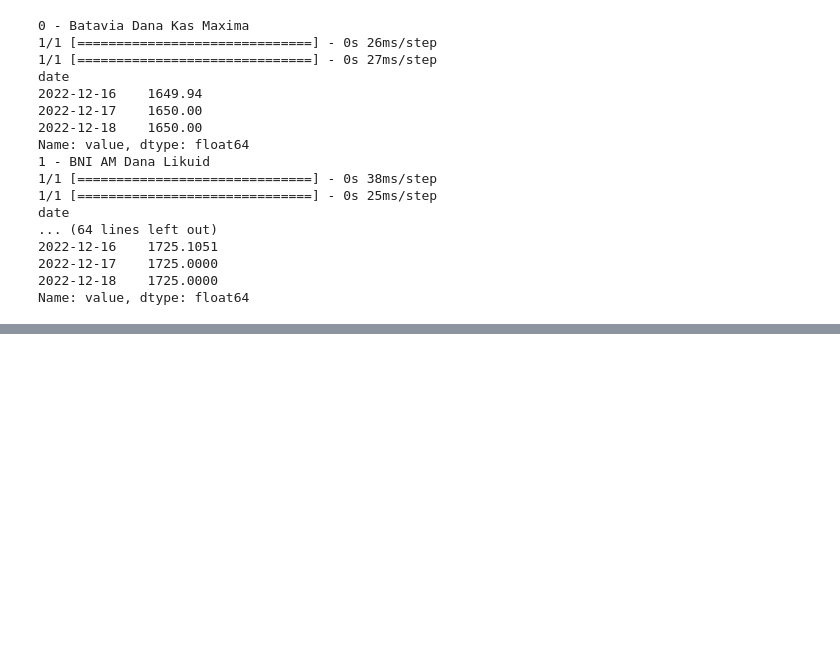
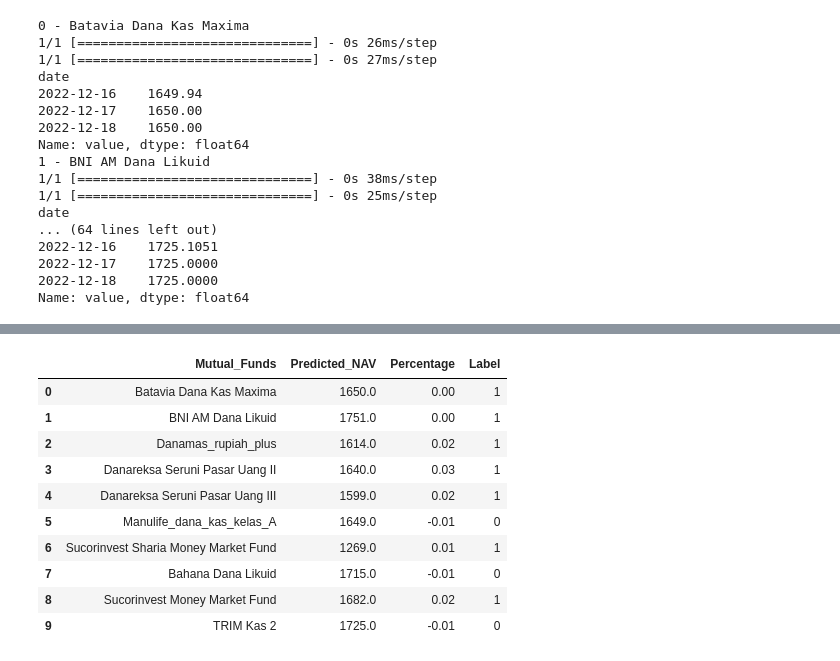
Before and after one commit to H8-Assignments-Bay/p2---final-project-ftds-016-rmt-group-002, a Jupyter notebook: modelling/Modelling_lowrisk.ipynb, the cells around one changed output, grey strips where cells are left out. Cells and saved outputs as stored; diff of their text form; code cells hidden in the pictures; blank space fills up the shorter version.

```diff
--- a/modelling/Modelling_lowrisk.ipynb
+++ b/modelling/Modelling_lowrisk.ipynb
@@ -374,3 +376,27 @@ date
 2022-12-17    1725.0000
 2022-12-18    1725.0000
 Name: value, dtype: float64
+# %%
+label = []
+percent = []
+mf = []
+values = []
+
+for i, val in enumerate(dataset):
+  npred = {}
+  npred = forecast(1, val)
+
+  if npred[-2] <= npred[-1]:
+    xy = npred[-1] - npred[-2]
+    per = round(xy/npred[-2]*100,2)
+    percent.append(per)
+    label.append(1)
+    mf.append(val)
+    values.append(npred[-1])
+  else:
+    xy = npred[-1] - npred[-2]
+    per = round(xy/npred[-2]*100,2)
+    percent.append(per)
+    label.append(0)
+    mf.append(val)
+    values.append(npred[-1])
@@ -376,0 +414,22 @@ Name: value, dtype: float64
+# %%
+outputs = {
+    'Mutual_Funds' : mf,
+    'Predicted_NAV' : values,
+    'Percentage' : percent,
+    'Label' : label
+}
+# %%
+final_lowrisk = pd.DataFrame(outputs)
+final_lowrisk
+# %% [output]
+|  | Mutual_Funds | Predicted_NAV | Percentage | Label |
+| 0 | Batavia Dana Kas Maxima | 1650.0 | 0.00 | 1 |
+| 1 | BNI AM Dana Likuid | 1751.0 | 0.00 | 1 |
+| 2 | Danamas_rupiah_plus | 1614.0 | 0.02 | 1 |
+| 3 | Danareksa Seruni Pasar Uang II | 1640.0 | 0.03 | 1 |
+| 4 | Danareksa Seruni Pasar Uang III | 1599.0 | 0.02 | 1 |
+| 5 | Manulife_dana_kas_kelas_A | 1649.0 | -0.01 | 0 |
+| 6 | Sucorinvest Sharia Money Market Fund | 1269.0 | 0.01 | 1 |
+| 7 | Bahana Dana Likuid | 1715.0 | -0.01 | 0 |
+| 8 | Sucorinvest Money Market Fund | 1682.0 | 0.02 | 1 |
+| 9 | TRIM Kas 2 | 1725.0 | -0.01 | 0 |
```
Also changed, not shown: parts of 4 cells of this notebook, 1 other file.
